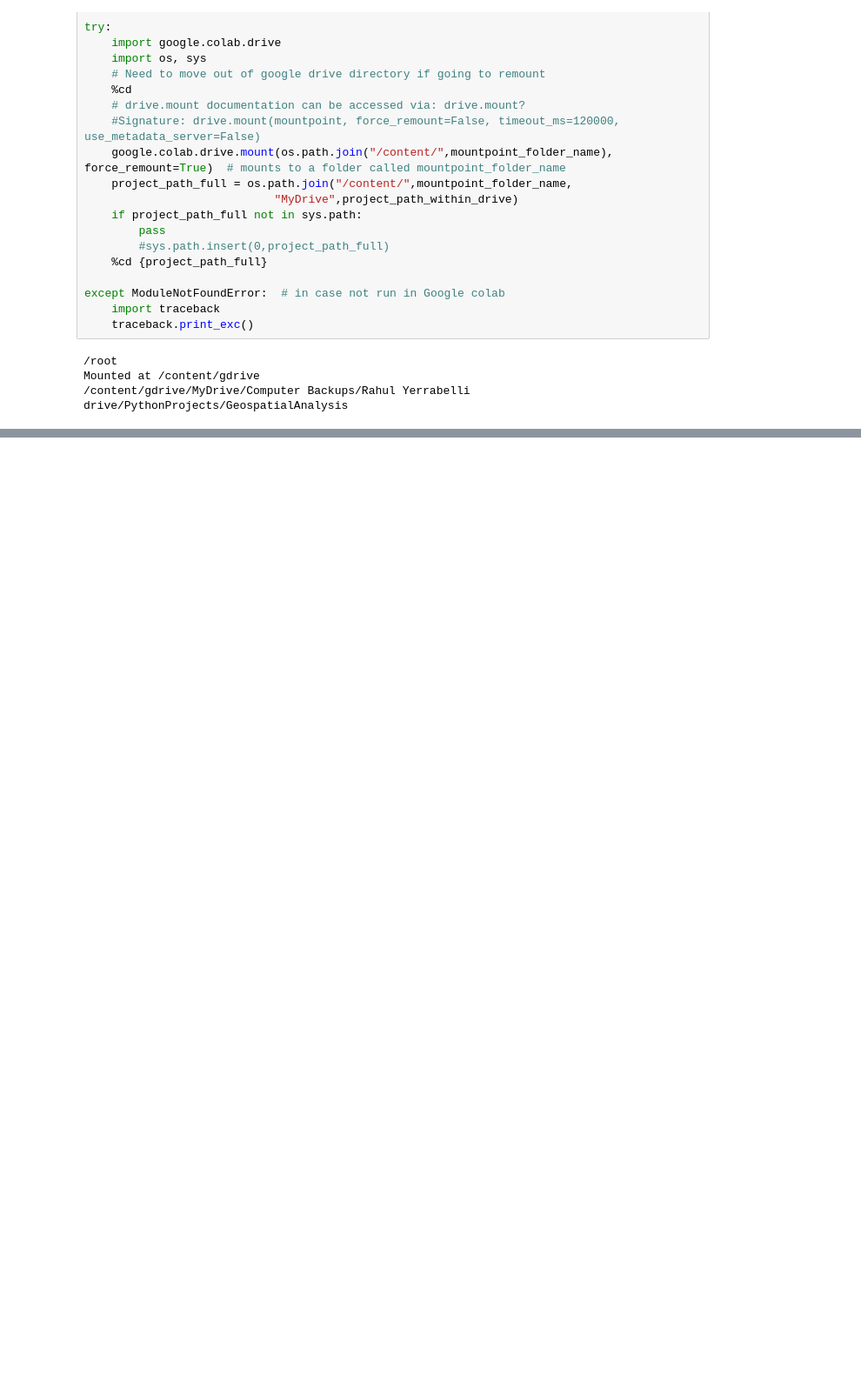
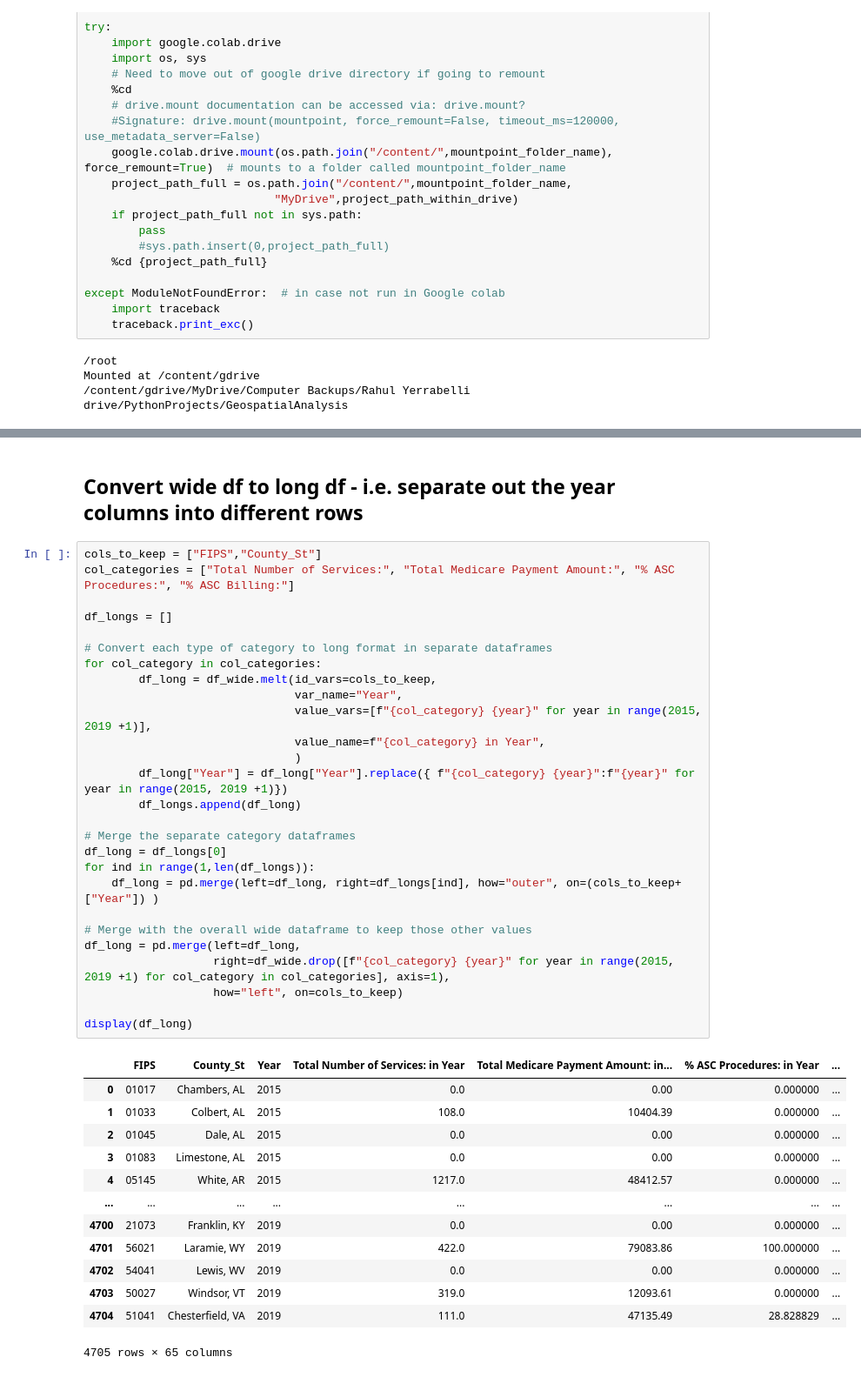
Before and after one commit to ryerrabelli/GeospatialAnalysis, a Jupyter notebook: src/notebooks/geospatial_ENT_analysis.ipynb, the cells around one changed output, grey strips where cells are left out. Shown at 87% size. Cells and saved outputs as stored; diff of their text form; blank space fills up the shorter version.

```diff
--- a/src/notebooks/geospatial_ENT_analysis.ipynb
+++ b/src/notebooks/geospatial_ENT_analysis.ipynb
@@ -81,0 +105,43 @@ with pd.option_context('display.max_rows', 3, 'display.max_columns', None):
+# %% [markdown]
+## Convert wide df to long df - i.e. separate out the year columns into different rows
+# %%
+cols_to_keep = ["FIPS","County_St"]
+col_categories = ["Total Number of Services:", "Total Medicare Payment Amount:", "% ASC Procedures:", "% ASC Billing:"]
+
+df_longs = []
+
+# Convert each type of category to long format in separate dataframes
+for col_category in col_categories:
+        df_long = df_wide.melt(id_vars=cols_to_keep,
+                               var_name="Year",
+                               value_vars=[f"{col_category} {year}" for year in range(2015, 2019 +1)],
+                               value_name=f"{col_category} in Year",
+                               )
+        df_long["Year"] = df_long["Year"].replace({ f"{col_category} {year}":f"{year}" for year in range(2015, 2019 +1)})
+        df_longs.append(df_long)
+
+# Merge the separate category dataframes
+df_long = df_longs[0]
+for ind in range(1,len(df_longs)):
+    df_long = pd.merge(left=df_long, right=df_longs[ind], how="outer", on=(cols_to_keep+["Year"]) )
+
+# Merge with the overall wide dataframe to keep those other values
+df_long = pd.merge(left=df_long,
+                   right=df_wide.drop([f"{col_category} {year}" for year in range(2015, 2019 +1) for col_category in col_categories], axis=1),
+                   how="left", on=cols_to_keep)
+
+display(df_long)
+# %% [output]
+|  | FIPS | County_St | Year | Total Number of Services: in Year | Total Medicare Payment Amount: in... | % ASC Procedures: in Year | ... |
+| 0 | 01017 | Chambers, AL | 2015 | 0.0 | 0.00 | 0.000000 | ... |
+| 1 | 01033 | Colbert, AL | 2015 | 108.0 | 10404.39 | 0.000000 | ... |
+| 2 | 01045 | Dale, AL | 2015 | 0.0 | 0.00 | 0.000000 | ... |
+| 3 | 01083 | Limestone, AL | 2015 | 0.0 | 0.00 | 0.000000 | ... |
+| 4 | 05145 | White, AR | 2015 | 1217.0 | 48412.57 | 0.000000 | ... |
+| ... | ... | ... | ... | ... | ... | ... | ... |
+| 4700 | 21073 | Franklin, KY | 2019 | 0.0 | 0.00 | 0.000000 | ... |
+| 4701 | 56021 | Laramie, WY | 2019 | 422.0 | 79083.86 | 100.000000 | ... |
+| 4702 | 54041 | Lewis, WV | 2019 | 0.0 | 0.00 | 0.000000 | ... |
+| 4703 | 50027 | Windsor, VT | 2019 | 319.0 | 12093.61 | 0.000000 | ... |
+| 4704 | 51041 | Chesterfield, VA | 2019 | 111.0 | 47135.49 | 28.828829 | ... |
+4705 rows × 65 columns
```
Also changed, not shown: parts of 17 cells of this notebook, 3 other files.
